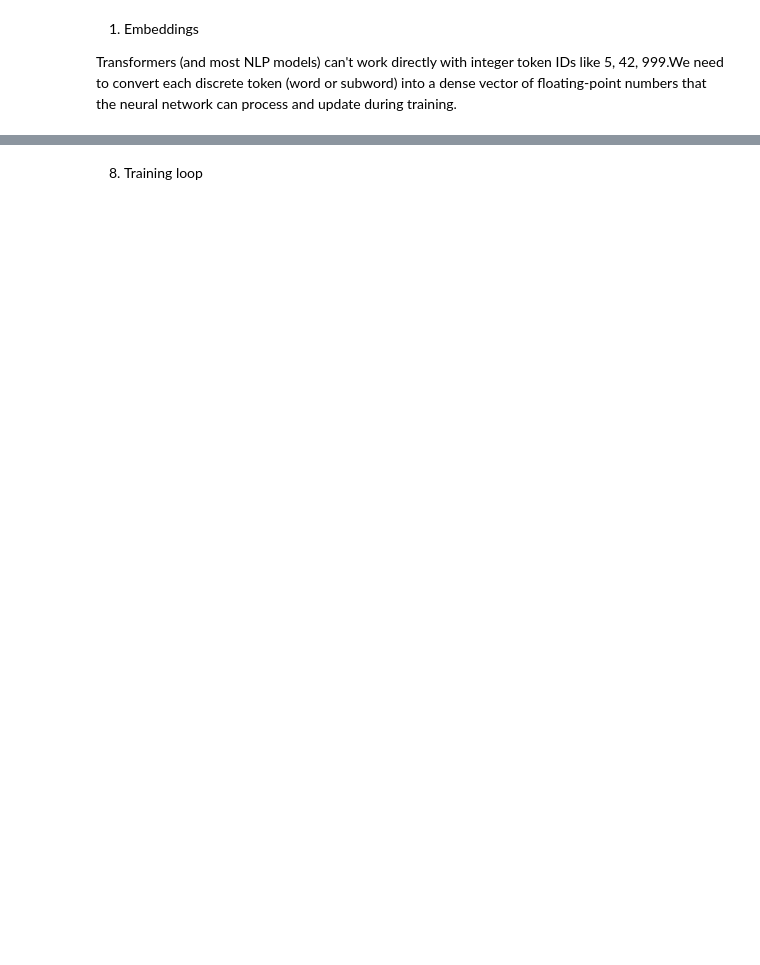
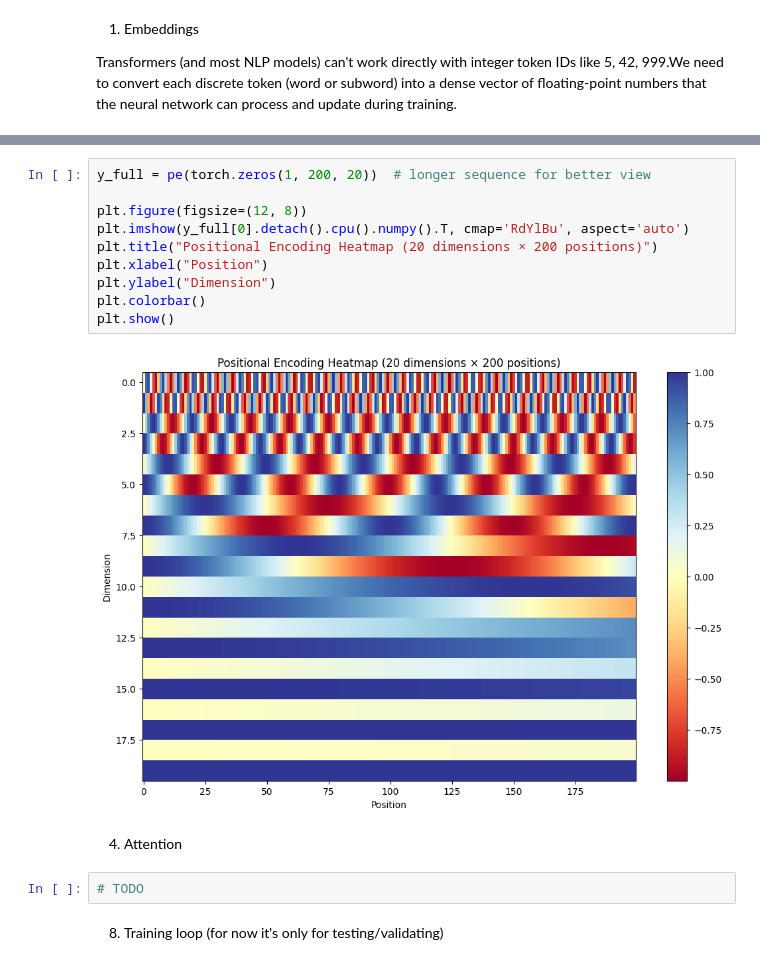
Before and after one commit to staszewski/math_notebooks, a Jupyter notebook: nn/sentiment_analysis_transformer.ipynb, the cells around one changed output, grey strips where cells are left out. Cells and saved outputs as stored; diff of their text form; blank space fills up the shorter version.

```diff
--- a/nn/sentiment_analysis_transformer.ipynb
+++ b/nn/sentiment_analysis_transformer.ipynb
@@ -51,4 +107,20 @@ class Embeddings(nn.Module):
+# %%
+y_full = pe(torch.zeros(1, 200, 20))  # longer sequence for better view
+
+plt.figure(figsize=(12, 8))
+plt.imshow(y_full[0].detach().cpu().numpy().T, cmap='RdYlBu', aspect='auto')
+plt.title("Positional Encoding Heatmap (20 dimensions × 200 positions)")
+plt.xlabel("Position")
+plt.ylabel("Dimension")
+plt.colorbar()
+plt.show()
+# %% [output]
+[figure, added]
+# %% [markdown]
+4. Attention
+# %%
+# TODO
 # %% [markdown]
-8. Training loop
+8. Training loop (for now it's only for testing/validating)
 # %%
 def training_loop():
```
Also changed, not shown: parts of 8 cells of this notebook.
